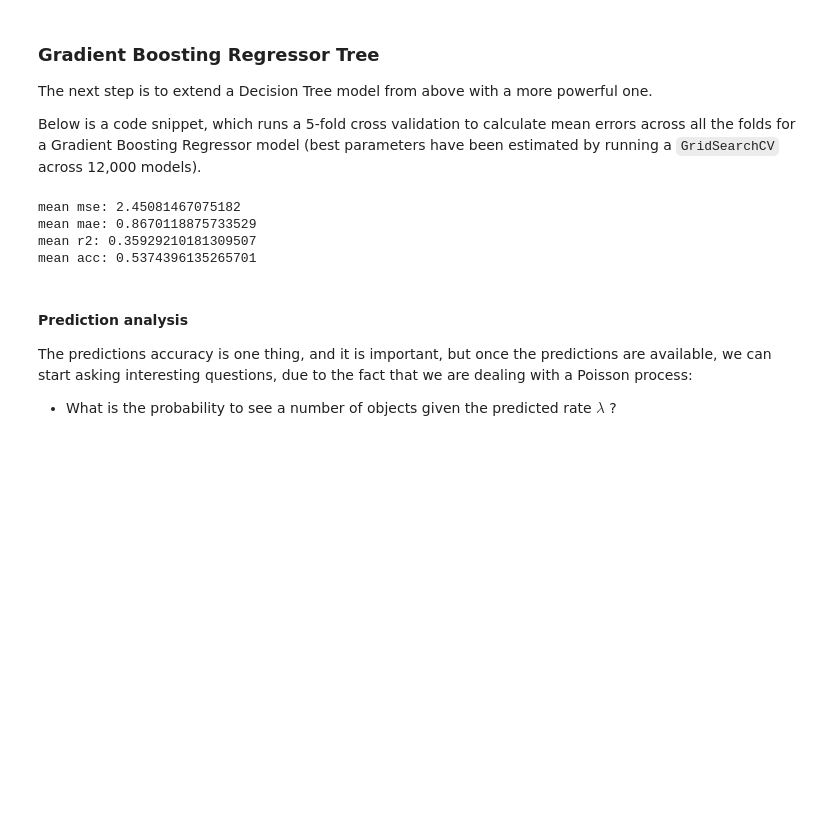
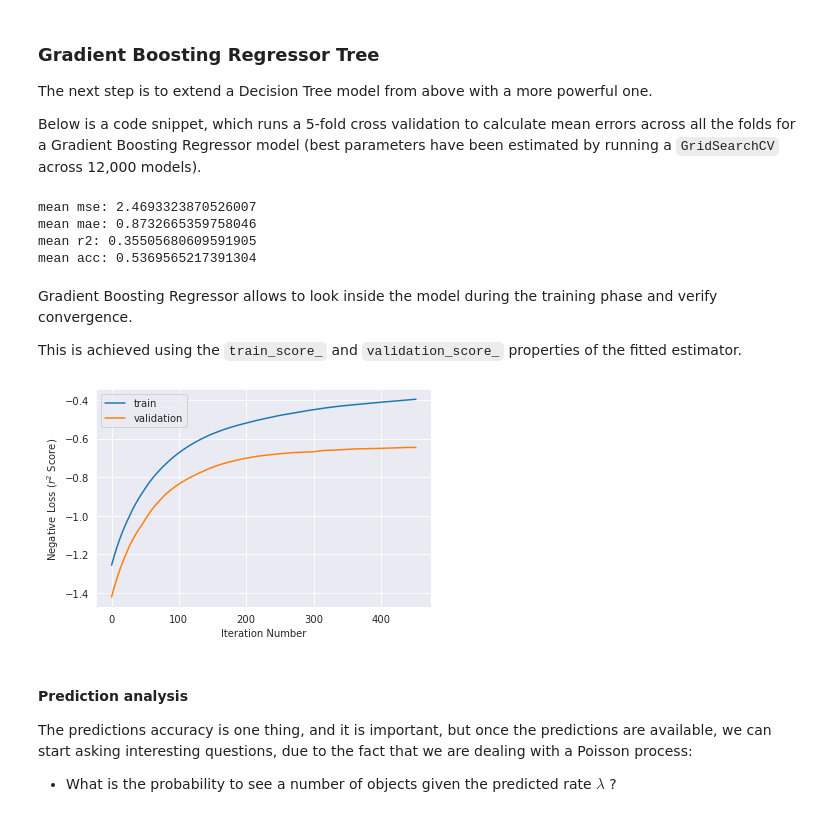
Before and after one commit to Alchemication/cvdl-for-home, a Jupyter notebook: Notebooks-Object-Specific/Person-EDA-Forecast.ipynb, the cells around one changed output. Drawn from its saved outputs; the diff is of its cells as text; code cells hidden in the pictures; blank space fills up the shorter version.

```diff
--- a/Notebooks-Object-Specific/Person-EDA-Forecast.ipynb
+++ b/Notebooks-Object-Specific/Person-EDA-Forecast.ipynb
@@ -566,9 +569,10 @@ for train_index, test_index in tqdm(kf.split(X)):
     X_train_scaled = scaler.fit_transform(X_train)
     X_test_scaled = scaler.transform(X_test)
     # Train model
-    model = HistGradientBoostingRegressor(loss='poisson', learning_rate=0.01, max_iter=400,
+    model = HistGradientBoostingRegressor(loss='poisson', learning_rate=0.01, max_iter=550,
                                          max_bins=52, l2_regularization=0.1, random_state=CONFIG['RANDOM_STATE'],
-                                         verbose=0)
+                                         verbose=0, validation_fraction=0.1, n_iter_no_change=5,
+                                         early_stopping=True)
     model.fit(X_train_scaled, y_train)
     # Make predictions and round them off
     y_pred = model.predict(X_test_scaled)
@@ -583,10 +587,22 @@ print('mean mae:', np.mean(maes))
 print('mean r2:', np.mean(r2s))
 print('mean acc:', np.mean(acc))
 # %% [output]
-mean mse: 2.45081467075182
-mean mae: 0.8670118875733529
-mean r2: 0.35929210181309507
-mean acc: 0.5374396135265701
+mean mse: 2.4693323870526007
+mean mae: 0.8732665359758046
+mean r2: 0.35505680609591905
+mean acc: 0.5369565217391304
+# %% [markdown]
+Gradient Boosting Regressor allows to look inside the model during the training phase and verify convergence.
+
+This is achieved using the `train_score_` and `validation_score_` properties of the fitted estimator.
+# %%
+plt.plot(model.train_score_, label='train');
+plt.plot(model.validation_score_, label='validation')
+plt.xlabel('Iteration Number')
+plt.ylabel('Negative Loss ($r^2$ Score)')
+plt.legend();
+# %% [output]
+[figure, added]
 # %% [markdown]
 #### Prediction analysis
 
```
Also changed, not shown: parts of 13 cells of this notebook, 3 other files.
